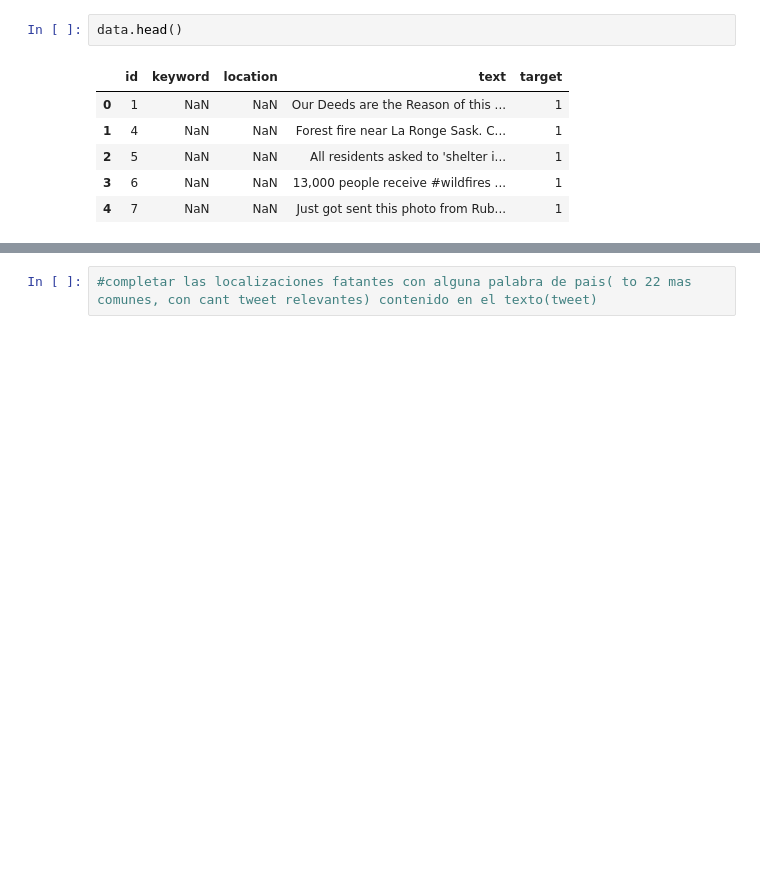
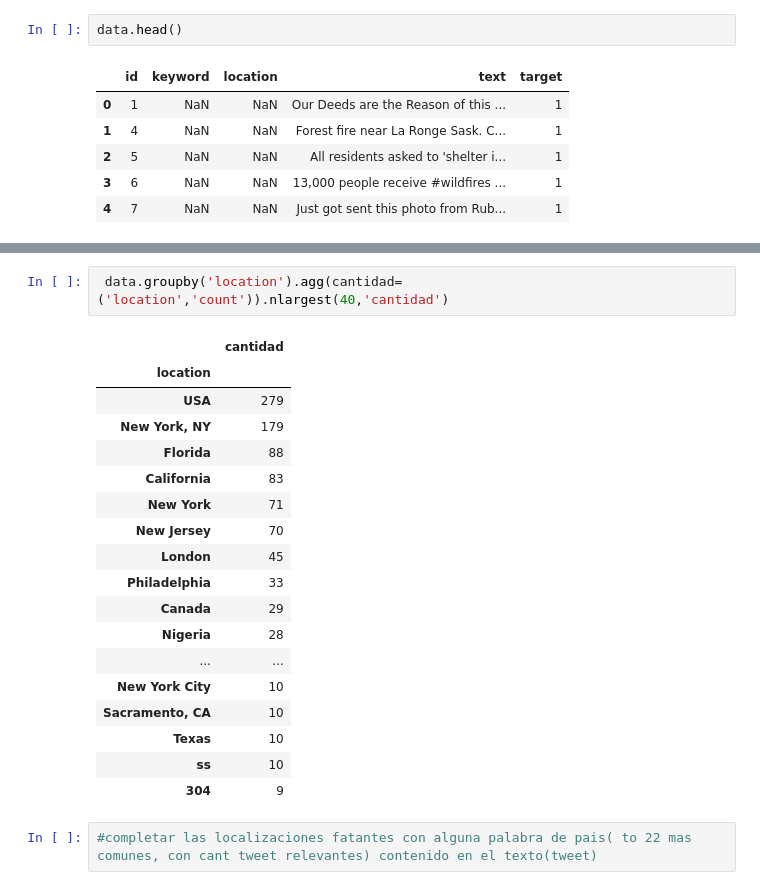
Before and after one commit to tomifarall/Orga-Datos-Tp2, a Jupyter notebook: yusmachinelearning.ipynb, the cells around one changed output, grey strips where cells are left out. Saved outputs shown, nothing was run; the diff lists cells and outputs as text; blank space fills up the shorter version.

```diff
--- a/yusmachinelearning.ipynb
+++ b/yusmachinelearning.ipynb
@@ -122,3 +180,24 @@ data.groupby('location').agg(cantidad=('location','count')).nlargest(20,'cantida
+# %%
+ data.groupby('location').agg(cantidad=('location','count')).nlargest(40,'cantidad')
+# %% [output]
+|  | cantidad |
+| location |  |
+| USA | 279 |
+| New York, NY | 179 |
+| Florida | 88 |
+| California | 83 |
+| New York | 71 |
+| New Jersey | 70 |
+| London | 45 |
+| Philadelphia | 33 |
+| Canada | 29 |
+| Nigeria | 28 |
+| ... | ... |
+| New York City | 10 |
+| Sacramento, CA | 10 |
+| Texas | 10 |
+| ss | 10 |
+| 304 | 9 |
 # %%
 #completar las localizaciones fatantes con alguna palabra de pais( to 22 mas comunes, con cant tweet relevantes) contenido en el texto(tweet)
 # %%
```
Also changed, not shown: parts of 23 cells of this notebook.
